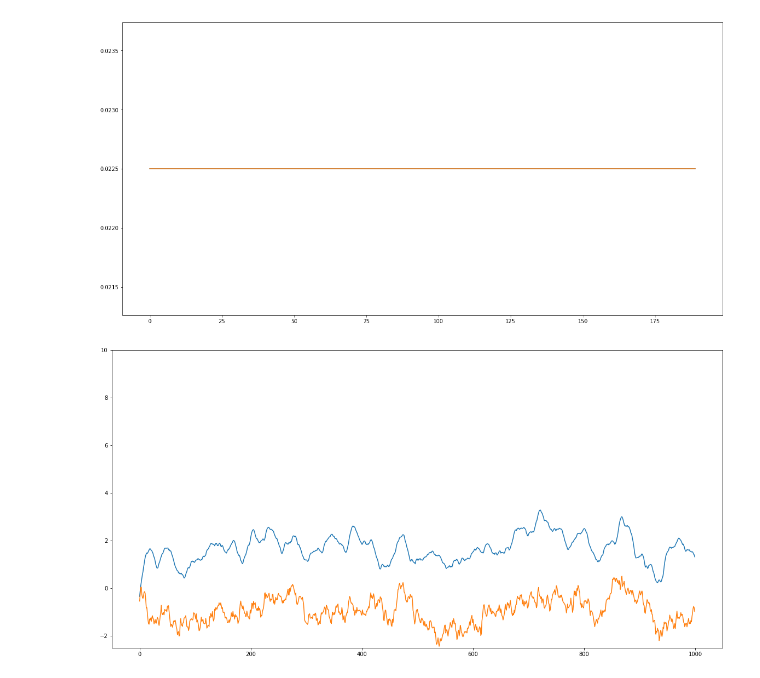
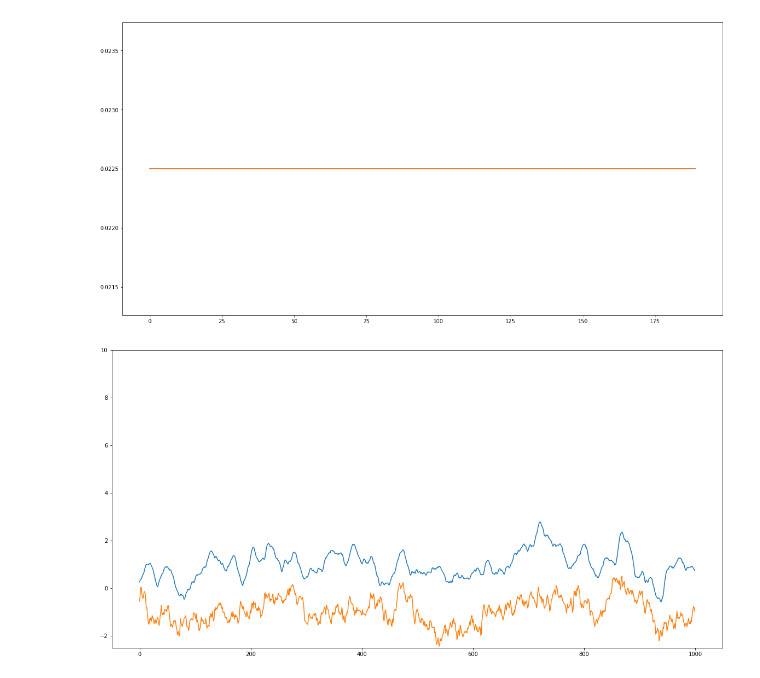
Before and after one commit to keiikegami/BayesHW9-10, a Jupyter notebook: HW8, HW9 and HW10.ipynb, the cells around one changed output. Cells and saved outputs as stored; diff of their text form; code cells hidden in the pictures.

```diff
--- a/HW8, HW9 and HW10.ipynb
+++ b/HW8, HW9 and HW10.ipynb
@@ -219,7 +219,7 @@ nT = vy.shape[0]
 vy_star = np.array([np.log(i**2) for i in vy])
 nsim = 200
 nburn = 1000
-dC0 = 2
+dC0 = 10
 
 # priors
 ## mu
@@ -304,9 +304,9 @@ for i in range(nsim):
     """
 
     # sampling latent
-    vy_star2 = vy_star - dmu - np.array([vm_mix[j] for j in vs])
-    for t in range(1, nT):
-        vp = [vp_mix[k] * np.exp(-(vy_star2[t] - vh_star[t])**2/(2 * vv2_mix[k])) / (np.sqrt(2*np.pi)*vv2_mix[k]) for k in range(nK)]
+    #vy_star2 = vy_star - dmu - np.array([vm_mix[j] for j in vs])
+    for t in range(nT):
+        vp = [vp_mix[k] * np.exp(-(vy_star2[t] - vh_star[t+1])**2/(2 * vv2_mix[k])) / (np.sqrt(2*np.pi*vv2_mix[k])) for k in range(nK)]
         newvp = [p[0]/sum(vp)[0] for p in vp]
         vs[t] = np.random.choice(len(newvp), 1, p=newvp)
 
@@ -342,17 +342,17 @@ plt.show()
 # %% [output]
 [figure]
 # %%
-df = pd.read_csv("sv_truevol10.csv")
+df = pd.read_csv("sv_truevolHW10-2.csv")
 truevol = df.values[0][1:]
 
 result = np.zeros(nT)
 for t in range(nT):
     result[t] = np.mean(mh[10:, t])
 
 plt.figure(figsize=(20, 10))
 plt.plot(result)
 plt.plot(truevol)
 plt.ylim(-2.5, 10)
 plt.show()
 # %% [output]
-[figure, old version]
+[figure, new version]
```
Also changed, not shown: 1 other file.
